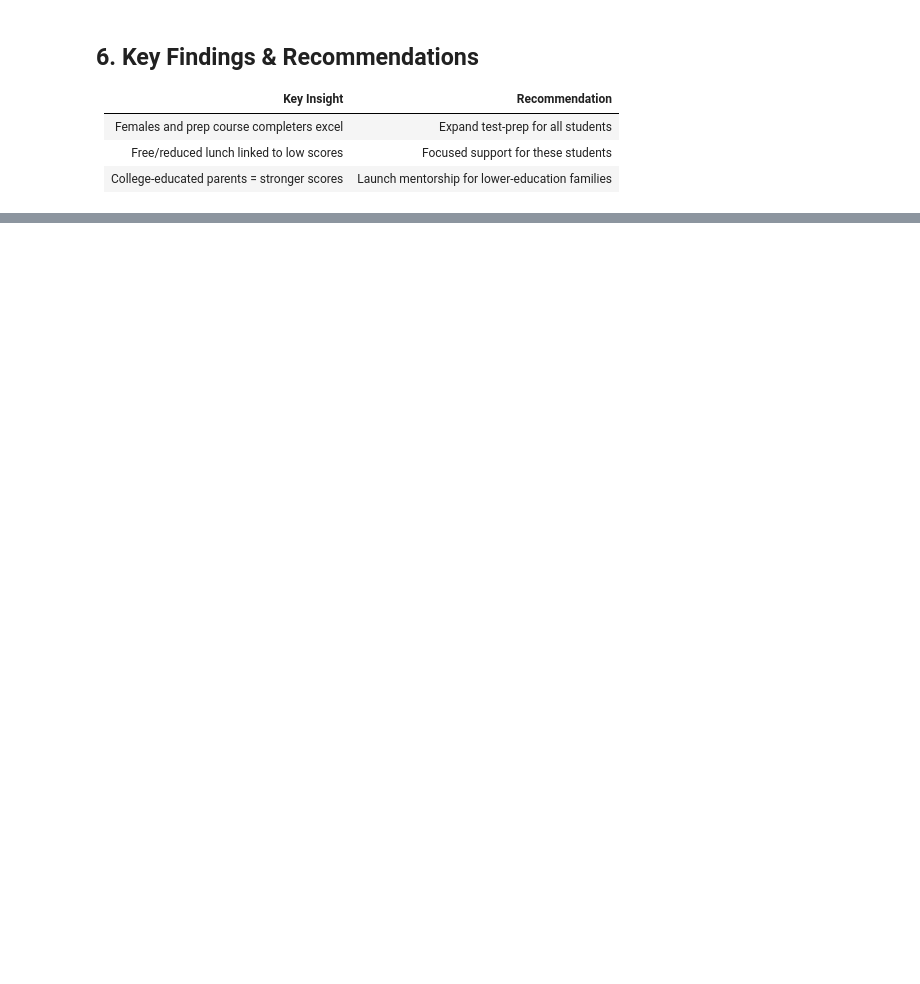
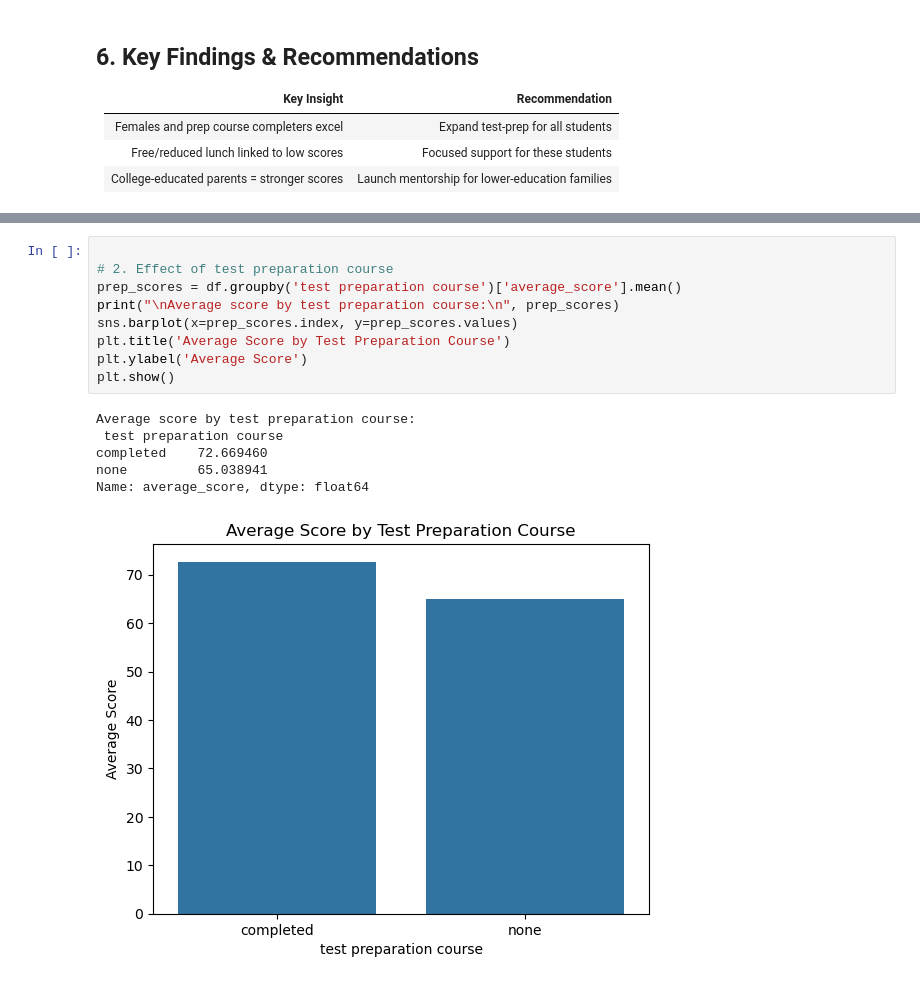
Before and after one commit to sumitx2903/masai-project--15-6-25, a Jupyter notebook: Student_Performance_Analysis.ipynb, the cells around one changed output, grey strips where cells are left out. Drawn from its saved outputs; the diff is of its cells as text; blank space fills up the shorter version.

```diff
--- a/Student_Performance_Analysis.ipynb
+++ b/Student_Performance_Analysis.ipynb
@@ -138,0 +156,16 @@ Coefficients: [('reading score', 0.3349686702822943), ('writing score', 0.615920
+# %%
+
+# 2. Effect of test preparation course
+prep_scores = df.groupby('test preparation course')['average_score'].mean()
+print("\nAverage score by test preparation course:\n", prep_scores)
+sns.barplot(x=prep_scores.index, y=prep_scores.values)
+plt.title('Average Score by Test Preparation Course')
+plt.ylabel('Average Score')
+plt.show()
+# %% [output]
+Average score by test preparation course:
+ test preparation course
+completed    72.669460
+none         65.038941
+Name: average_score, dtype: float64
+[figure, added]
```
Also changed, not shown: parts of 4 cells of this notebook, 10 other files.
